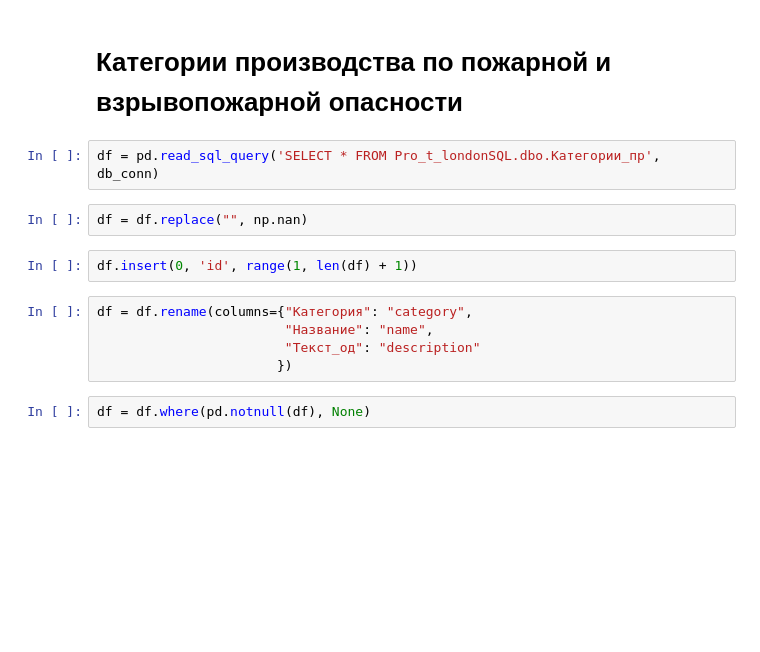
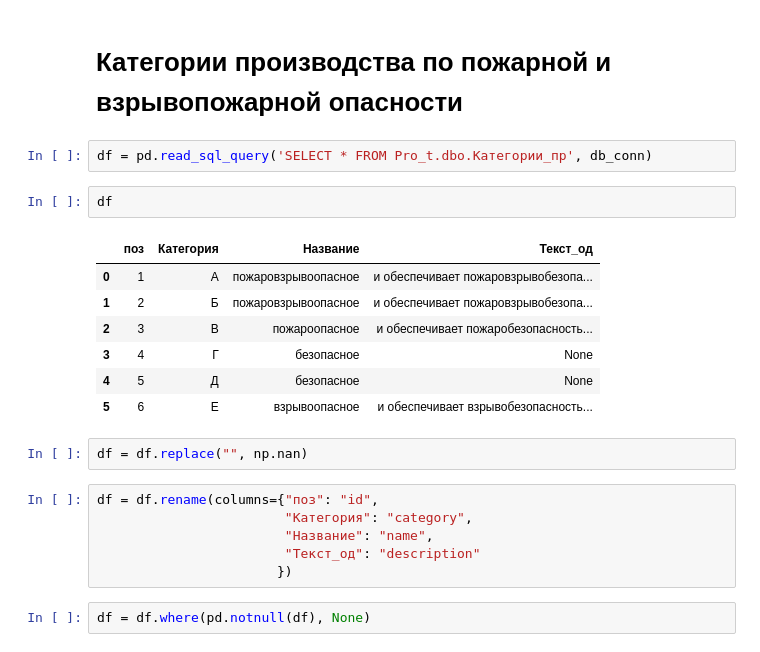
Before and after one commit to Firkhraag/DocumentsKM, a Jupyter notebook: data/migration.ipynb, the cells around one changed output. Drawn from its saved outputs; the diff is of its cells as text; blank space fills up the shorter version.

```diff
--- a/data/migration.ipynb
+++ b/data/migration.ipynb
@@ -741,13 +744,22 @@ set_sequence(conn, "linked_docs")
 # %% [markdown]
 <h1>Категории производства по пожарной и взрывопожарной опасности</h1>
 # %%
-df = pd.read_sql_query('SELECT * FROM Pro_t_londonSQL.dbo.Категории_пр', db_conn)
+df = pd.read_sql_query('SELECT * FROM Pro_t.dbo.Категории_пр', db_conn)
+# %%
+df
+# %% [output]
+|  | поз | Категория | Название | Текст_од |
+| 0 | 1 | А | пожаровзрывоопасное | и обеспечивает пожаровзрывобезопа... |
+| 1 | 2 | Б | пожаровзрывоопасное | и обеспечивает пожаровзрывобезопа... |
+| 2 | 3 | В | пожароопасное | и обеспечивает пожаробезопасность... |
+| 3 | 4 | Г | безопасное | None |
+| 4 | 5 | Д | безопасное | None |
+| 5 | 6 | Е | взрывоопасное | и обеспечивает взрывобезопасность... |
 # %%
 df = df.replace("", np.nan)
-# %%
-df.insert(0, 'id', range(1, len(df) + 1))
 # %%
-df = df.rename(columns={"Категория": "category",
+df = df.rename(columns={"поз": "id",
+                        "Категория": "category",
                         "Название": "name",
                         "Текст_од": "description"
                        })
```
Also changed, not shown: parts of 85 cells of this notebook, 52 other files.
